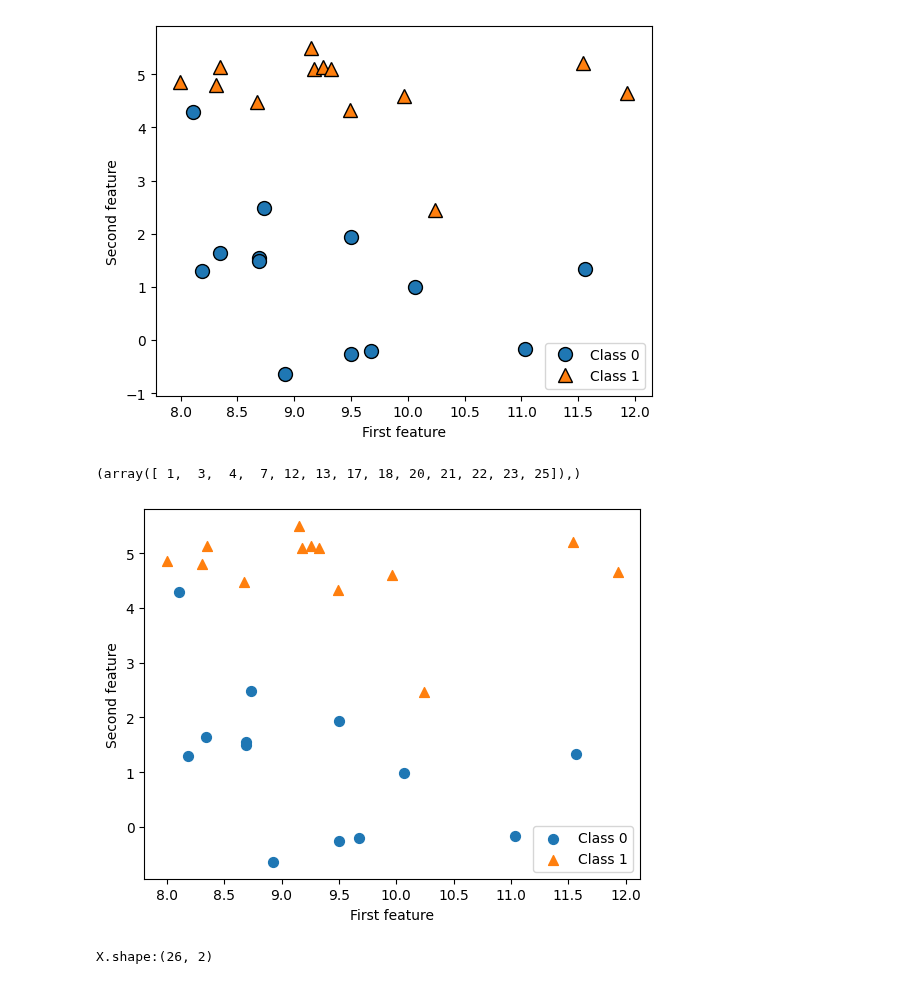
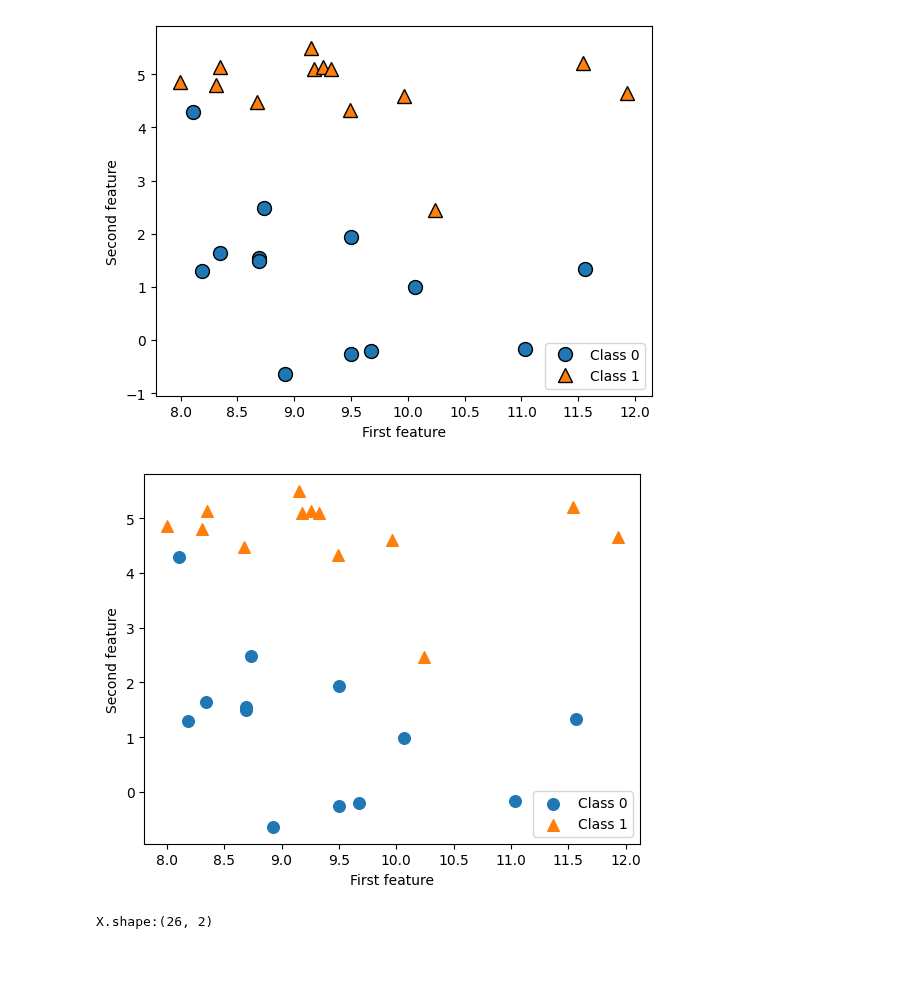
Before and after one commit to roberthsu2003/machine_learning, a Jupyter notebook: 使用數據/README.ipynb, the cells around one changed output. Saved outputs shown, nothing was run; the diff lists cells and outputs as text; code cells hidden in the pictures.

```diff
--- a/使用數據/README.ipynb
+++ b/使用數據/README.ipynb
@@ -31,37 +32,36 @@ print("X.shape:{}".format(X.shape))
 X.shape:(26, 2)
 [figure]
 # %%
-## 使用mglearn產生的圖表
+## 使用matplotlib產生的圖表
 import mglearn
 import matplotlib.pyplot as plt
 import numpy as np
 
 # Generate the dataset
 X, y = mglearn.datasets.make_forge()
 
 # Separate data points by class
 class_0_indices = np.where(y == 0)
 class_1_indices = np.where(y == 1)
 
 #print(class_0_indices)
 
 X_class_0 = X[class_0_indices]
 X_class_1 = X[class_1_indices]
 
 # Create the scatter plot using plt.scatter
-plt.scatter(X_class_0[:, 0], X_class_0[:, 1], label="Class 0", marker='o', s=50)
-plt.scatter(X_class_1[:, 0], X_class_1[:, 1], label="Class 1", marker='^', s=50)
+plt.scatter(X_class_0[:, 0], X_class_0[:, 1], label="Class 0", marker='o', s=70)
+plt.scatter(X_class_1[:, 0], X_class_1[:, 1], label="Class 1", marker='^', s=70)
 
 # Add labels and legend
 plt.xlabel("First feature")
 plt.ylabel("Second feature")
 plt.legend(loc=4)  # Lower right corner
 
 # Display the plot
 plt.show()
 
 print("X.shape:{}".format(X.shape))
 # %% [output]
+[figure]
-(array([ 1,  3,  4,  7, 12, 13, 17, 18, 20, 21, 22, 23, 25]),)
+X.shape:(26, 2)
-[figure]
-X.shape:(26, 2)
```
Also changed, not shown: parts of 11 cells of this notebook.
